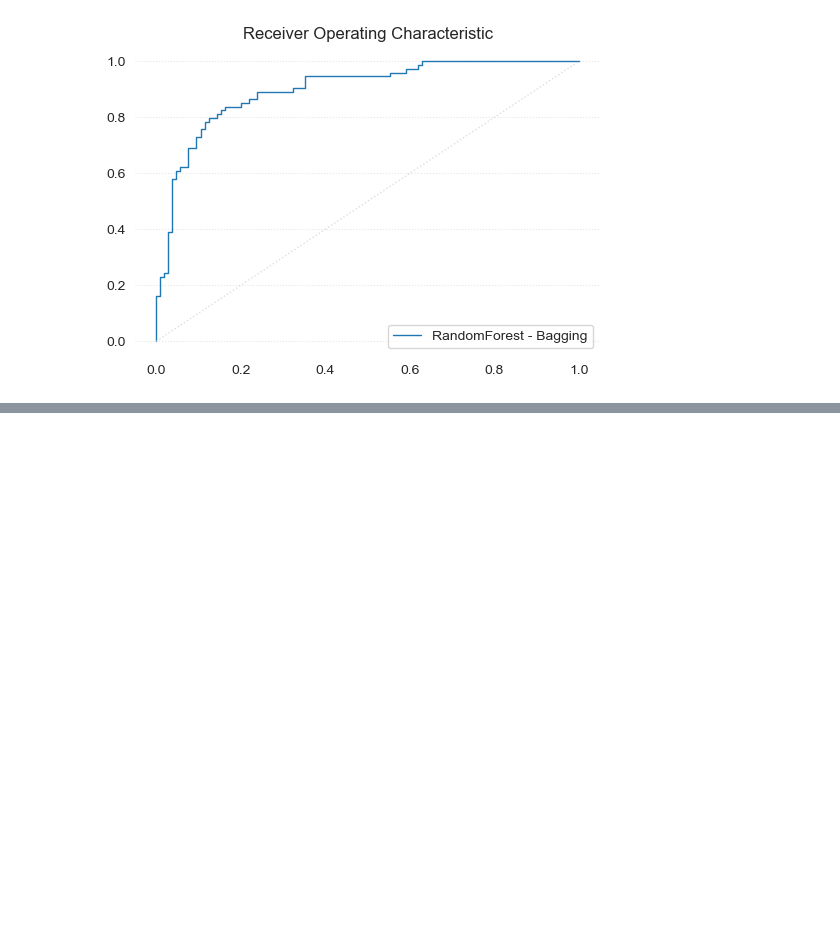
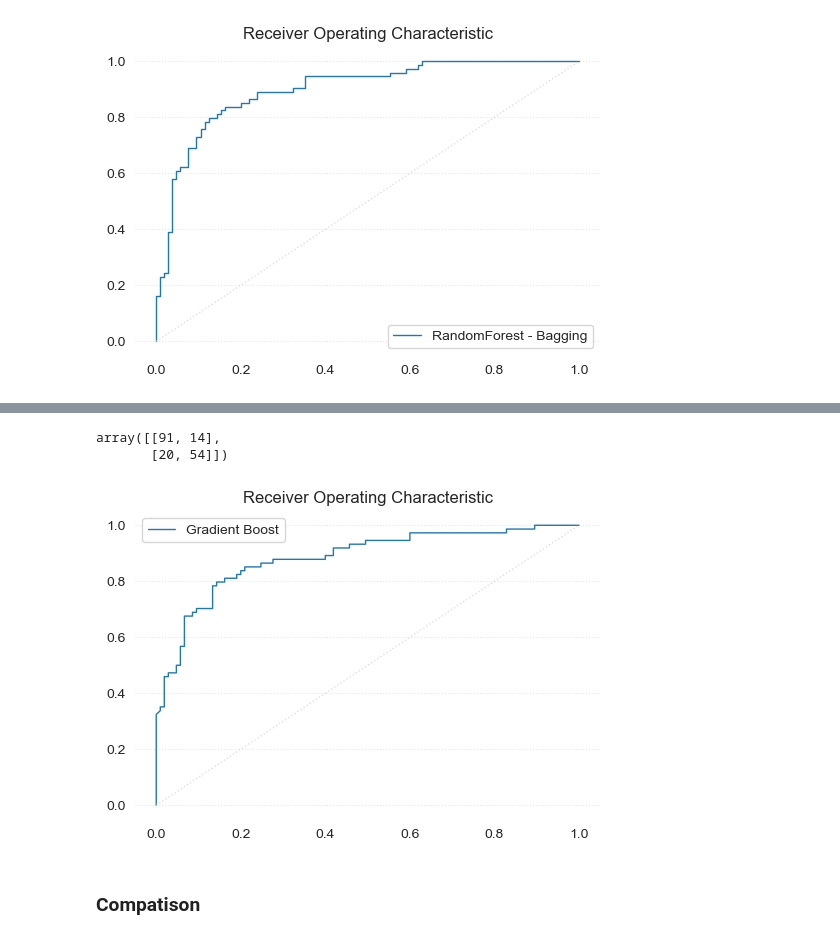
Before and after one commit to Tommylee1013/DataScience, a Jupyter notebook: Notes/titanic.ipynb, the cells around one changed output, grey strips where cells are left out. Cells and saved outputs as stored; diff of their text form; code cells hidden in the pictures; blank space fills up the shorter version.

```diff
--- a/titanic.ipynb
+++ b/Notes/titanic.ipynb
@@ -598,0 +793,30 @@ plt.show()
+# %%
+confusion_matrix(y_test, gradient_pred)
+# %% [output]
+array([[91, 14],
+       [20, 54]])
+# %%
+gradient_prob = gradient_boost.predict_proba(X_test)[:, 1]
+fpr_gb, tpr_gb, thres = roc_curve(y_test, gradient_prob)
+# %%
+fig, ax = plt.subplots(figsize = (6, 4))
+ax.plot(fpr_gb, tpr_gb, label = 'Gradient Boost', lw = 1)
+ax.plot(
+    [0, 1],
+    [0, 1],
+    ls = ':',
+    color = 'lightgray',
+    alpha = 0.75,
+    lw = 1
+)
+for spine in ax.spines.values():
+    spine.set_visible(False)
+ax.grid(False)
+ax.yaxis.grid(True, ls = ':', alpha = 0.5)
+ax.legend()
+plt.title('Receiver Operating Characteristic')
+plt.show()
+# %% [output]
+[figure, added]
+# %% [markdown]
+### Compatison
```
Also changed, not shown: parts of 21 cells of this notebook, 1 other file.
